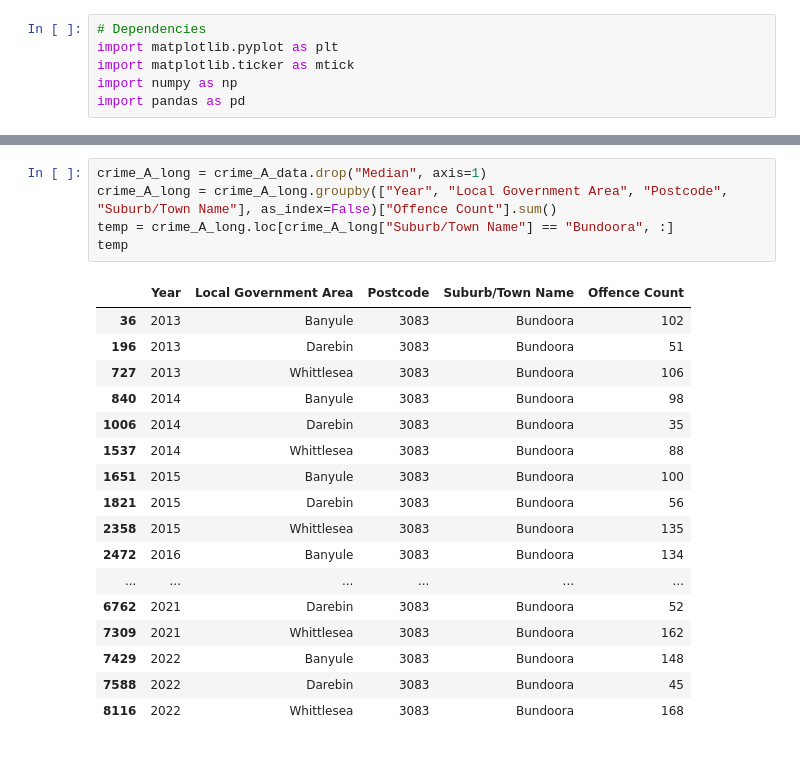
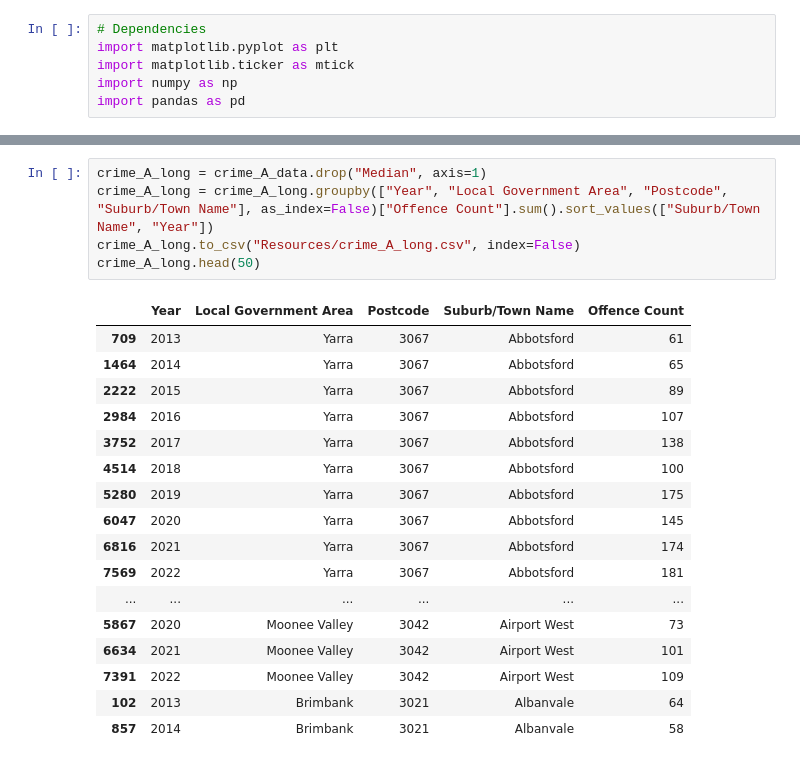
Before and after one commit to rsamma1606/proj-one-group-8, a Jupyter notebook: crime_vs_property_plotting and stats.ipynb, the cells around one changed output, grey strips where cells are left out. Drawn from its saved outputs; the diff is of its cells as text.

Commit message:
Correct suburb counts this time

```diff
--- a/crime_vs_property_plotting and stats.ipynb
+++ b/crime_vs_property_plotting and stats.ipynb
@@ -104,26 +104,26 @@ crime_A_data.head()
 | 4 | 2013 | Yarra | 3067 | Abbotsford | A Crimes against the person | Other crimes against the person | ... |
 # %%
 crime_A_long = crime_A_data.drop("Median", axis=1)
-crime_A_long = crime_A_long.groupby(["Year", "Local Government Area", "Postcode", "Suburb/Town Name"], as_index=False)["Offence Count"].sum()
-temp = crime_A_long.loc[crime_A_long["Suburb/Town Name"] == "Bundoora", :]
-temp
+crime_A_long = crime_A_long.groupby(["Year", "Local Government Area", "Postcode", "Suburb/Town Name"], as_index=False)["Offence Count"].sum().sort_values(["Suburb/Town Name", "Year"])
+crime_A_long.to_csv("Resources/crime_A_long.csv", index=False)
+crime_A_long.head(50)
 # %% [output]
 |  | Year | Local Government Area | Postcode | Suburb/Town Name | Offence Count |
-| 36 | 2013 | Banyule | 3083 | Bundoora | 102 |
-| 196 | 2013 | Darebin | 3083 | Bundoora | 51 |
-| 727 | 2013 | Whittlesea | 3083 | Bundoora | 106 |
-| 840 | 2014 | Banyule | 3083 | Bundoora | 98 |
-| 1006 | 2014 | Darebin | 3083 | Bundoora | 35 |
-| 1537 | 2014 | Whittlesea | 3083 | Bundoora | 88 |
-| 1651 | 2015 | Banyule | 3083 | Bundoora | 100 |
-| 1821 | 2015 | Darebin | 3083 | Bundoora | 56 |
-| 2358 | 2015 | Whittlesea | 3083 | Bundoora | 135 |
-| 2472 | 2016 | Banyule | 3083 | Bundoora | 134 |
+| 709 | 2013 | Yarra | 3067 | Abbotsford | 61 |
+| 1464 | 2014 | Yarra | 3067 | Abbotsford | 65 |
+| 2222 | 2015 | Yarra | 3067 | Abbotsford | 89 |
+| 2984 | 2016 | Yarra | 3067 | Abbotsford | 107 |
+| 3752 | 2017 | Yarra | 3067 | Abbotsford | 138 |
+| 4514 | 2018 | Yarra | 3067 | Abbotsford | 100 |
+| 5280 | 2019 | Yarra | 3067 | Abbotsford | 175 |
+| 6047 | 2020 | Yarra | 3067 | Abbotsford | 145 |
+| 6816 | 2021 | Yarra | 3067 | Abbotsford | 174 |
+| 7569 | 2022 | Yarra | 3067 | Abbotsford | 181 |
 | ... | ... | ... | ... | ... | ... |
-| 6762 | 2021 | Darebin | 3083 | Bundoora | 52 |
-| 7309 | 2021 | Whittlesea | 3083 | Bundoora | 162 |
-| 7429 | 2022 | Banyule | 3083 | Bundoora | 148 |
-| 7588 | 2022 | Darebin | 3083 | Bundoora | 45 |
-| 8116 | 2022 | Whittlesea | 3083 | Bundoora | 168 |
+| 5867 | 2020 | Moonee Valley | 3042 | Airport West | 73 |
+| 6634 | 2021 | Moonee Valley | 3042 | Airport West | 101 |
+| 7391 | 2022 | Moonee Valley | 3042 | Airport West | 109 |
+| 102 | 2013 | Brimbank | 3021 | Albanvale | 64 |
+| 857 | 2014 | Brimbank | 3021 | Albanvale | 58 |
 # %%
 years = [str(year) for year in range(2013, 2023)]
```
Also changed, not shown: parts of 3 cells of this notebook, 10 other files.
